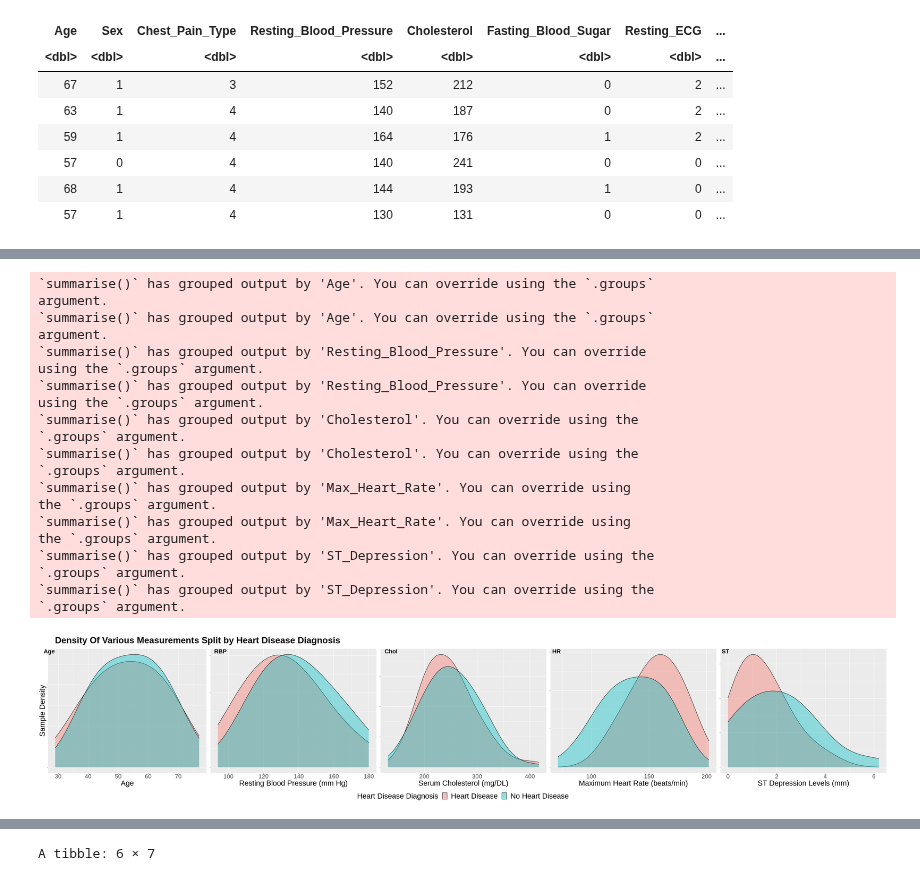
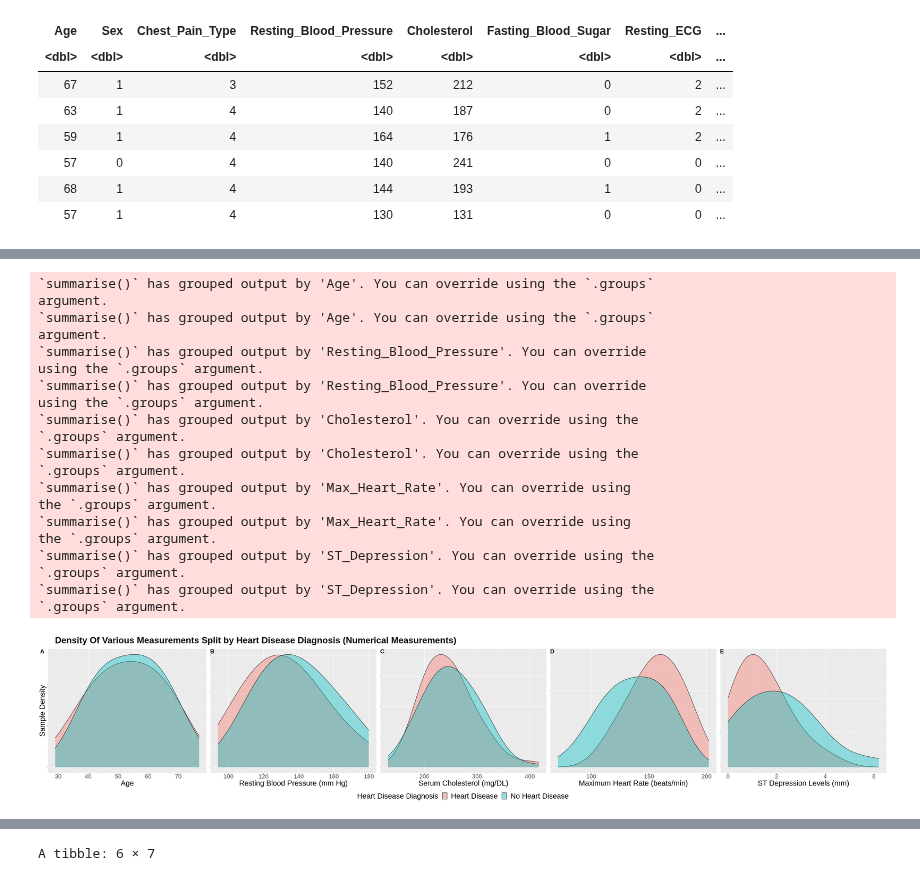
Before and after one commit to devr07/Project-DSCI100, a Jupyter notebook: projectpropsal.ipynb, the cells around one changed output, grey strips where cells are left out. Drawn from its saved outputs; the diff is of its cells as text; code cells hidden in the pictures.

```diff
--- a/projectpropsal.ipynb
+++ b/projectpropsal.ipynb
@@ -348,121 +401,39 @@ heart_st_plot <- ggplot(heart_st_combined, aes(x = ST_Depression, group = as.fac
 
 ###
 title <- ggdraw() +
-         draw_label('Density Of Various Measurements Split by Heart Disease Diagnosis',
+         draw_label('Density Of Various Measurements Split by Heart Disease Diagnosis (Numerical Measurements)',
                    fontface = 'bold',
                    x = 0.02,
                    hjust = 0,
                    size = 30)
 
 
 cont_grid <- plot_grid(heart_age_plot, heart_bp_plot, heart_chol_plot, heart_hr_plot, heart_st_plot,
-                       ncol = 5, labels = c('Age', 'RBP', 'Chol', 'HR', 'ST'), label_size = 20)
+                       ncol = 5, labels = c('A', 'B', 'C', 'D', 'E'), label_size = 20)
 
 legend_bottom <- get_legend(heart_age_plot + guides(color = guide_legend(now=1)) +
                             theme(legend.position = 'bottom', legend.text = element_text(size = 25), legend.title = element_text(size = 25)))
 
 plot_grid(title, cont_grid, legend_bottom, ncol = 1, rel_heights = c(0.1, 1))
-
-##DISCRETE VARIABLES##
-options(repr.plot.width=30, repr.plot.height=15)
-
-sex_plot <- training_data |>
-   ggplot(aes(x = as.factor(Sex), fill = as_factor(Heart_Disease_Diagnosis))) +
-   geom_bar(position = "fill") +
-   labs(x = "Sex", y = "Proportion", fill = "Heart Disease Diagnosis") +
-                 scale_x_discrete(labels = c('Female', 'Male')) +
-                 theme(text = element_text(size = 25), legend.position = 'none', axis.text.y = element_blank())
-
-cp_type_plot <- training_data |>
-   ggplot(aes(x = as.factor(Chest_Pain_Type), fill = as_factor(Heart_Disease_Diagnosis))) +
-   geom_bar(position = "fill") +
-   labs(x = "Chest Pain Type",
-        y = NULL, fill = "Heart Disease Diagnosis") +
-                 scale_x_discrete(labels = c('Typical\nAngina', 'Atypical\nAngina', 'Non-Anginal\nPain', 'Asymptomatic')) +
-                 theme(axis.title.x = element_text(size = 20), axis.text.x = element_text(size = 15), legend.position = 'none', axis.text.y = element_blank())
-
-fbs_plot <- training_data |>
-   ggplot(aes(x = as.factor(Fasting_Blood_Sugar), fill = as_factor(Heart_Disease_Diagnosis))) +
-   geom_bar(position = "fill") +
-   labs(x = "Fasting Blood Sugar",
-        y = NULL, fill = "Heart Disease Diagnosis") +
-                 scale_x_discrete(labels = c('> 120 mg/dl', '< 120 mg/dl')) +
-                 theme(text = element_text(size = 20), legend.position = 'none', axis.text.y = element_blank())
-
-restecg_plot <- training_data |>
-   ggplot(aes(x = as.factor(Resting_ECG), fill = as_factor(Heart_Disease_Diagnosis))) +
-   geom_bar(position = "fill") +
-   labs(x = "Resting Electrocardiograph",
-        y = NULL, fill = "Heart Disease Diagnosis") +
-                 scale_x_discrete(labels = c('normal', 'ST-T Wave\nAbnormality', 'Probable Or\nDefinite\nLeft Ventricular\nhypertrophy')) +
-                 theme(axis.text.x = element_text(size = 18), axis.title.x = element_text(size = 20), legend.position = 'none', axis.text.y = element_blank())
-
-bar_plot9 <- training_data |>
-   ggplot(aes(x = as_factor(Exercise_Induced_Angina), fill = as_factor(Heart_Disease_Diagnosis))) +
-   geom_bar(position = 'fill') +
-   xlab("Presence of Exercise Induced Angina") +
-   ylab(NULL) +
-   labs(fill = "Heart Disease Diagnosis") +
-                 scale_x_discrete(labels = c('Absent', 'Present')) +
-                 theme(text = element_text(size = 22), legend.position = 'none', axis.text.y = element_blank())
-
-bar_plot11 <- training_data |>
-   ggplot(aes(x = as_factor(Slope), fill = as_factor(Heart_Disease_Diagnosis))) +
-   geom_bar(position = 'fill') +
-   xlab("Slope Of Peak Exercise ST Segment") +
-   ylab('Proportion') +
-   labs(fill = "Heart Disease Diagnosis") +
-                 scale_x_discrete(labels = c('Upsloping', 'Flat', 'Downsloping')) +
-                 theme(axis.title.x = element_text(size = 20), axis.title.y = element_text(size = 25), axis.text.x = element_text(size = 15),
-                       legend.position = 'none', axis.text.y = element_blank())
-
-bar_plot12 <- training_data |>
-   filter(!is.na(Number_of_Major_Vessels)) |>
-   ggplot(aes(x = as_factor(Number_of_Major_Vessels), fill = as_factor(Heart_Disease_Diagnosis))) +
-   geom_bar(position = 'fill') +
-   xlab("Number Of Major Vessels") +
-   ylab(NULL) +
-   labs(fill = "Heart Disease Diagnosis") +
-                 theme(text = element_text(size = 20), legend.position = 'none', axis.text.y = element_blank())
-
-bar_plot13 <- training_data |>
-   filter(!is.na(Thal)) |>
-   ggplot(aes(x = as_factor(Thal), fill = as_factor(Heart_Disease_Diagnosis))) +
-   geom_bar(position = 'fill') +
-   xlab("Thalassemia") +
-   ylab(NULL) +
-                 scale_x_discrete(labels = c('Normal', 'Fixed Defect', 'Reversible Defect')) +
-   labs(fill = "Heart Disease Diagnosis") +
-                 theme(text = element_text(size = 20), legend.position = 'none', axis.text.y = element_blank())
-
-cont_grid1 <- plot_grid(sex_plot, cp_type_plot, fbs_plot, restecg_plot, bar_plot9, NULL, bar_plot11, bar_plot12, bar_plot13, NULL,
-                       ncol = 5)
-title1 <- ggdraw() +
-         draw_label('Density Of Various Measurements Split by Heart Disease Diagnosis (Discrete measurements)',
-                   fontface = 'bold',
-                   x = 0.02,
-                   hjust = 0,
-                   size = 25)
-plot_grid(title1, cont_grid1, legend_bottom, ncol = 1, rel_heights = c(0.1, 1))
 # %% [output]
 `summarise()` has grouped output by 'Age'. You can override using the `.groups`
 argument.
 `summarise()` has grouped output by 'Age'. You can override using the `.groups`
 argument.
 `summarise()` has grouped output by 'Resting_Blood_Pressure'. You can override
 using the `.groups` argument.
 `summarise()` has grouped output by 'Resting_Blood_Pressure'. You can override
 using the `.groups` argument.
 `summarise()` has grouped output by 'Cholesterol'. You can override using the
 `.groups` argument.
 `summarise()` has grouped output by 'Cholesterol'. You can override using the
 `.groups` argument.
 `summarise()` has grouped output by 'Max_Heart_Rate'. You can override using
 the `.groups` argument.
 `summarise()` has grouped output by 'Max_Heart_Rate'. You can override using
 the `.groups` argument.
 `summarise()` has grouped output by 'ST_Depression'. You can override using the
 `.groups` argument.
 `summarise()` has grouped output by 'ST_Depression'. You can override using the
 `.groups` argument.
-[figure, old version]
+[figure, new version]
```
Also changed, not shown: parts of 14 cells of this notebook.
